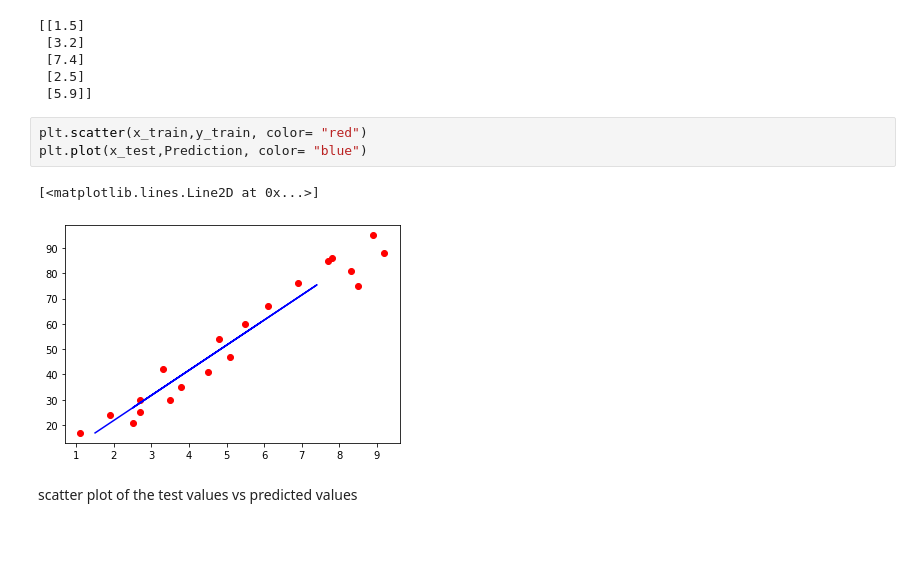
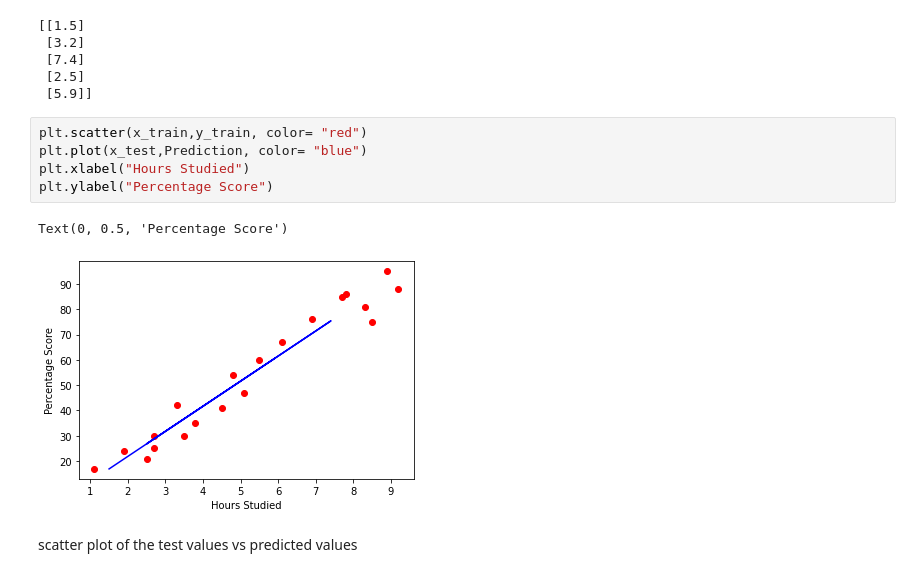
Before and after one commit to aejazvelani/The-Sparks-Foundation, a Jupyter notebook: Task_2__The_Sparks_Foundation.ipynb, the cells around one changed output. Drawn from its saved outputs; the diff is of its cells as text; blank space fills up the shorter version.

```diff
--- a/Task_2__The_Sparks_Foundation.ipynb
+++ b/Task_2__The_Sparks_Foundation.ipynb
@@ -111,9 +114,11 @@ Prediction= reg.predict(x_test) # Predicting the scores
 # %%
 plt.scatter(x_train,y_train, color= "red")
 plt.plot(x_test,Prediction, color= "blue")
+plt.xlabel("Hours Studied")
+plt.ylabel("Percentage Score")
 # %% [output]
-[<matplotlib.lines.Line2D at 0x...>]
+Text(0, 0.5, 'Percentage Score')
-[figure, old version]
+[figure, new version]
 # %% [markdown]
 scatter plot of the test values vs predicted values
 # %%
```
Also changed, not shown: parts of 4 cells of this notebook.
